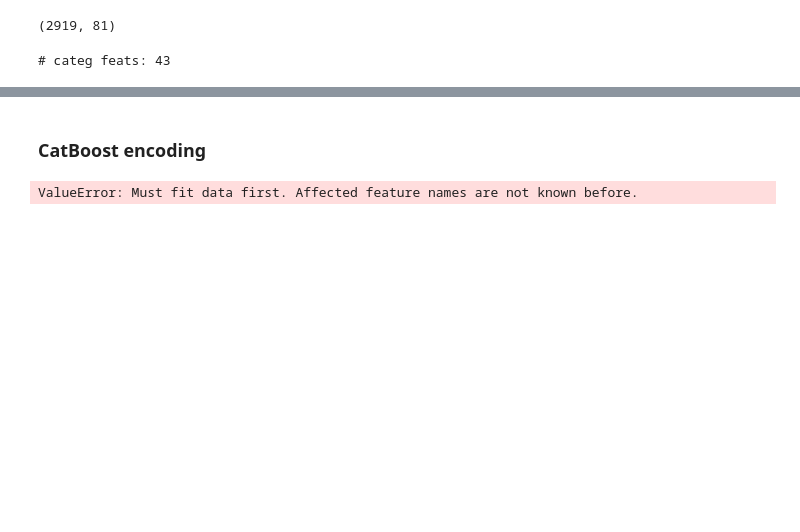
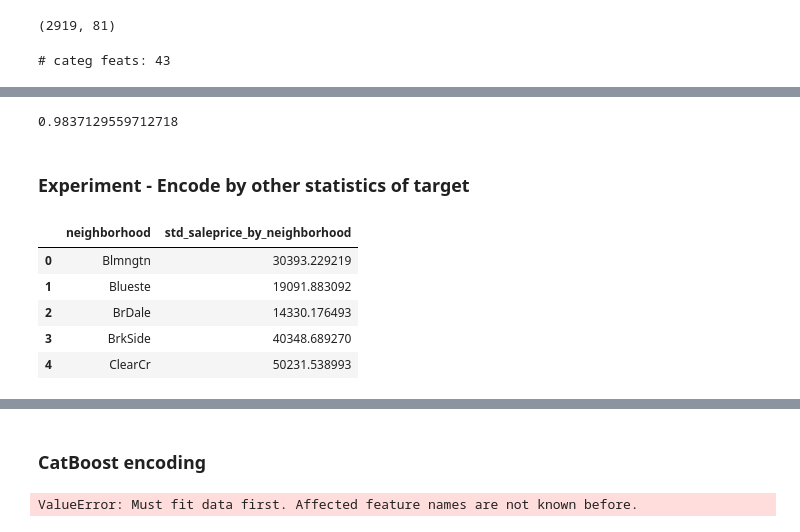
Before and after one commit to victor-luu191/house_price, a Jupyter notebook: predictive models.ipynb, the cells around one changed output, grey strips where cells are left out. Drawn from its saved outputs; the diff is of its cells as text; code cells hidden in the pictures; blank space fills up the shorter version.

```diff
--- a/predictive models.ipynb
+++ b/predictive models.ipynb
@@ -157,6 +157,6 @@ def make_output(y_pred):
     return pd.DataFrame({'Id': test_index, 'SalePrice': y_pred})
 # %%
 def get_train_tests(data, target):
-    train_part = data.loc[data[target] > 0]
-    test_part = data.loc[data[target] == 0]
+    train_part = data.loc[data[target] > 0].copy()
+    test_part = data.loc[data[target] == 0].copy()
     return train_part, test_part
@@ -734,0 +716,6 @@ make_output(y_pred).to_csv(os.path.join(out_dir, 'rf_res_TE.csv') , index=False)
+# %%
+train, test = get_train_tests(data, target)
+# %%
+new_target = '_'.join(['sqrt', target])
+train[new_target] = np.sqrt(train[target])
+train = train.drop(columns=[target])
@@ -734,0 +766,5 @@ make_output(y_pred).to_csv(os.path.join(out_dir, 'rf_res_TE.csv') , index=False)
+# %%
+base_rf.fit(train_te[features], train_te[new_target])
+base_rf.score(train_te[features], train_te[new_target])
+# %% [output]
+0.9837129559712718
@@ -734,0 +776,18 @@ make_output(y_pred).to_csv(os.path.join(out_dir, 'rf_res_TE.csv') , index=False)
+# %% [markdown]
+### Experiment - Encode by other statistics of target
+# %%
+def flatten_columns(data):
+    data.columns = ['_'.join(reversed(list(col))) for col in data.columns.values]
+    return data
+# %%
+# try neighborhood
+nbh_stats = flatten_columns(train.groupby('neighborhood').agg({target: [  np.std]})).\
+    add_suffix('_by_neighborhood').reset_index()
+nbh_stats.head()
+# %% [output]
+|  | neighborhood | std_saleprice_by_neighborhood |
+| 0 | Blmngtn | 30393.229219 |
+| 1 | Blueste | 19091.883092 |
+| 2 | BrDale | 14330.176493 |
+| 3 | BrkSide | 40348.689270 |
+| 4 | ClearCr | 50231.538993 |
```
Also changed, not shown: parts of 49 cells of this notebook.
